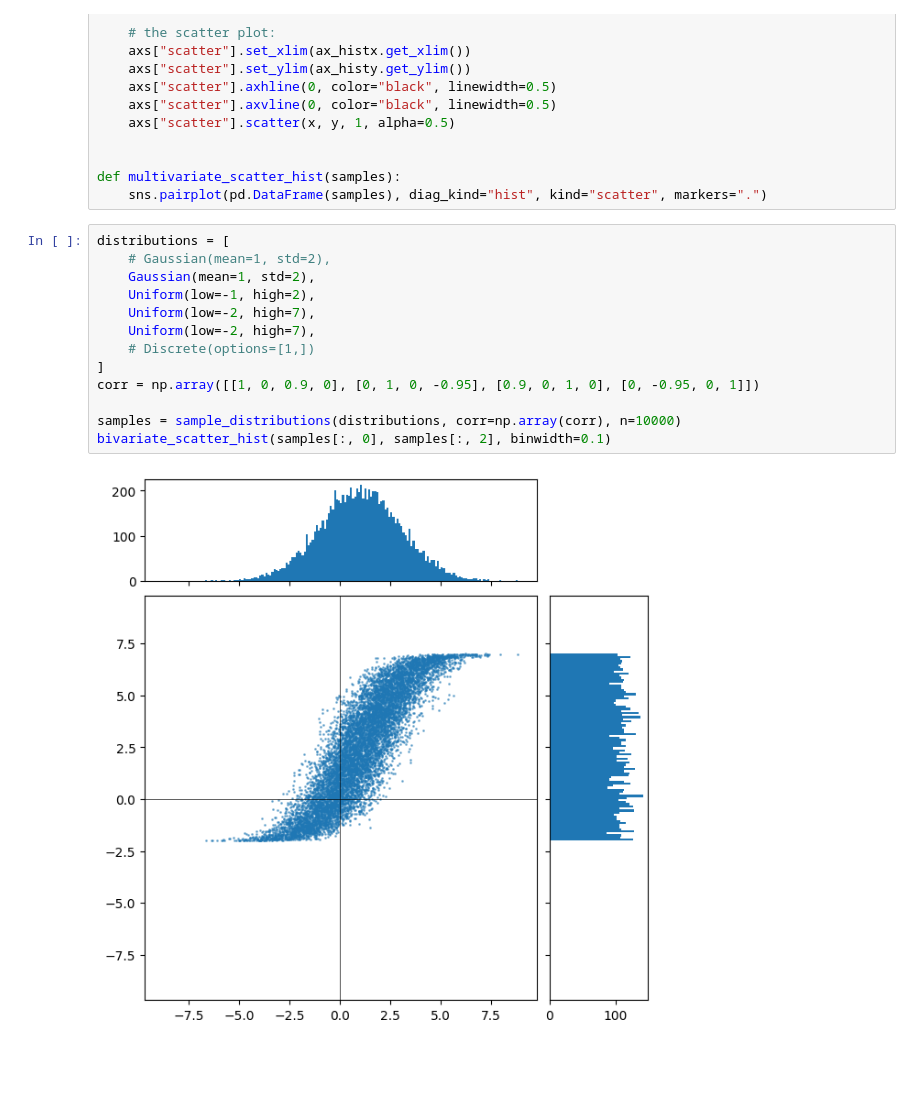
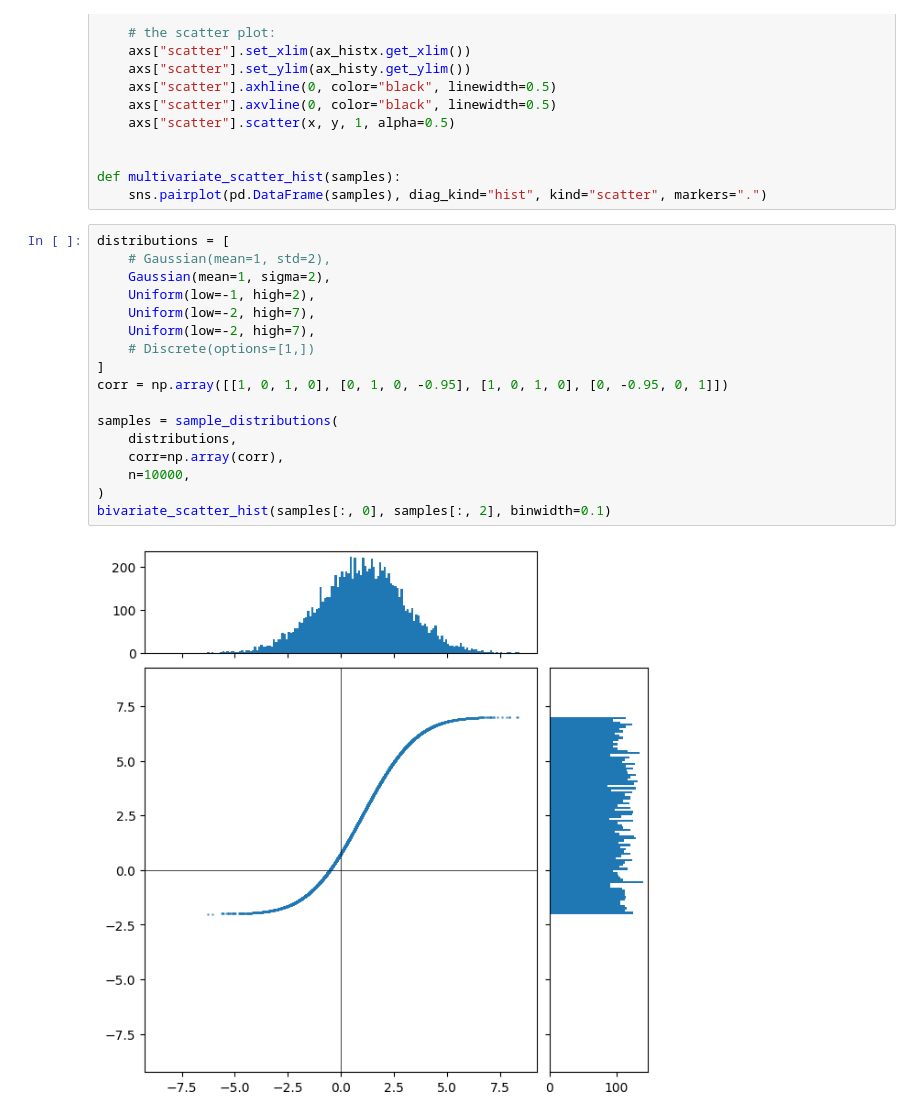
Before and after one commit to himbeles/sensitivities, a Jupyter notebook: examples/multivariate_copula.ipynb, the cells around one changed output. Cells and saved outputs as stored; diff of their text form; blank space fills up the shorter version.

```diff
--- a/examples/multivariate_copula.ipynb
+++ b/examples/multivariate_copula.ipynb
@@ -49,18 +49,22 @@ def multivariate_scatter_hist(samples):
 # %%
 distributions = [
     # Gaussian(mean=1, std=2),
-    Gaussian(mean=1, std=2),
+    Gaussian(mean=1, sigma=2),
     Uniform(low=-1, high=2),
     Uniform(low=-2, high=7),
     Uniform(low=-2, high=7),
     # Discrete(options=[1,])
 ]
-corr = np.array([[1, 0, 0.9, 0], [0, 1, 0, -0.95], [0.9, 0, 1, 0], [0, -0.95, 0, 1]])
+corr = np.array([[1, 0, 1, 0], [0, 1, 0, -0.95], [1, 0, 1, 0], [0, -0.95, 0, 1]])
 
-samples = sample_distributions(distributions, corr=np.array(corr), n=10000)
+samples = sample_distributions(
+    distributions,
+    corr=np.array(corr),
+    n=10000,
+)
 bivariate_scatter_hist(samples[:, 0], samples[:, 2], binwidth=0.1)
 # %% [output]
-[figure, old version]
+[figure, new version]
 # %%
 multivariate_scatter_hist(samples)
 # %% [output]
```
Also changed, not shown: parts of 1 cell of this notebook, 2 other files.
